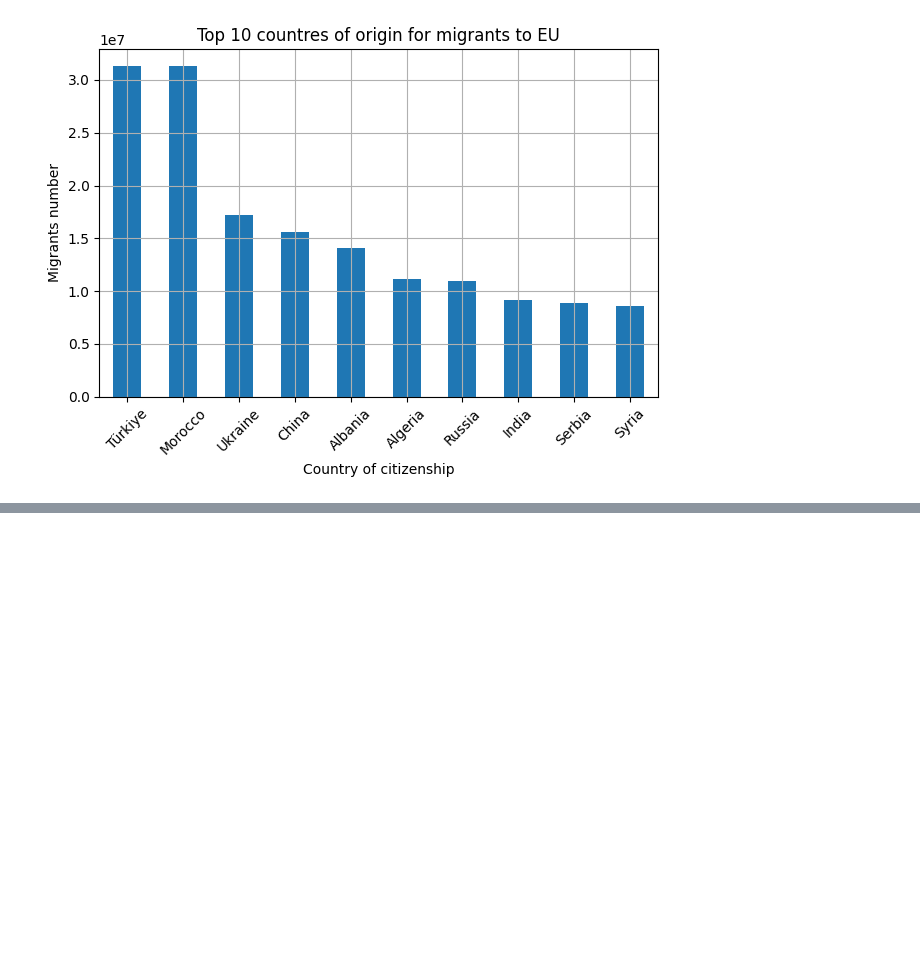
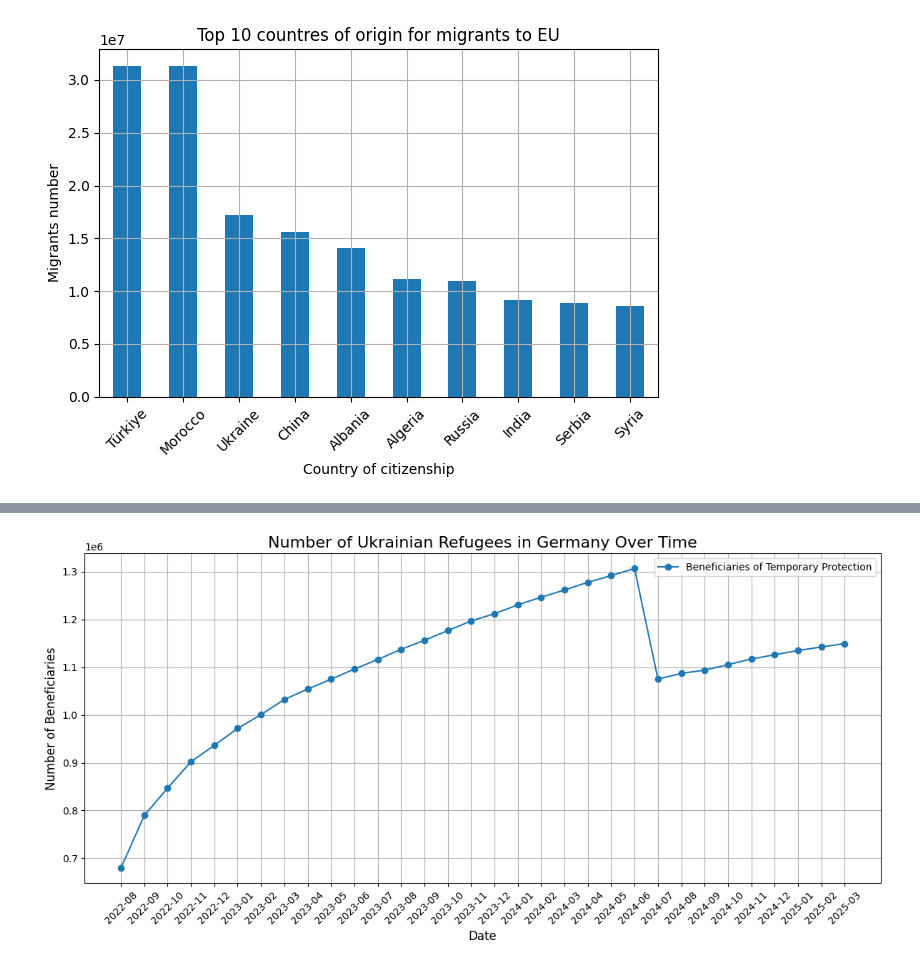
Before and after one commit to natix-x/Data-mining-in-Migration-Analysis, a Jupyter notebook: data_analysis/migration_patterns.ipynb, the cells around one changed output, grey strips where cells are left out. Cells and saved outputs as stored; diff of their text form; code cells hidden in the pictures; blank space fills up the shorter version.

```diff
--- a/data_analysis/migration_patterns.ipynb
+++ b/data_analysis/migration_patterns.ipynb
@@ -590,0 +641,20 @@ plt.show()
+# %%
+germany_data = ukraine_temp_prot[ukraine_temp_prot['geo'] == 'Germany']
+
+germany_data = germany_data.sort_values('month')
+
+
+plt.figure(figsize=(12, 6))
+
+plt.plot(germany_data['month'], germany_data['OBS_VALUE'], marker='o', linestyle='-', label='Beneficiaries of Temporary Protection')
+
+plt.title("Number of Ukrainian Refugees in Germany Over Time", fontsize=16)
+plt.xlabel("Date", fontsize=12)
+plt.ylabel("Number of Beneficiaries", fontsize=12)
+plt.xticks(rotation=45)
+plt.grid(True)
+plt.tight_layout()
+plt.legend()
+plt.show()
+# %% [output]
+[figure, added]
```
Also changed, not shown: parts of 6 cells of this notebook, 1 other file.
